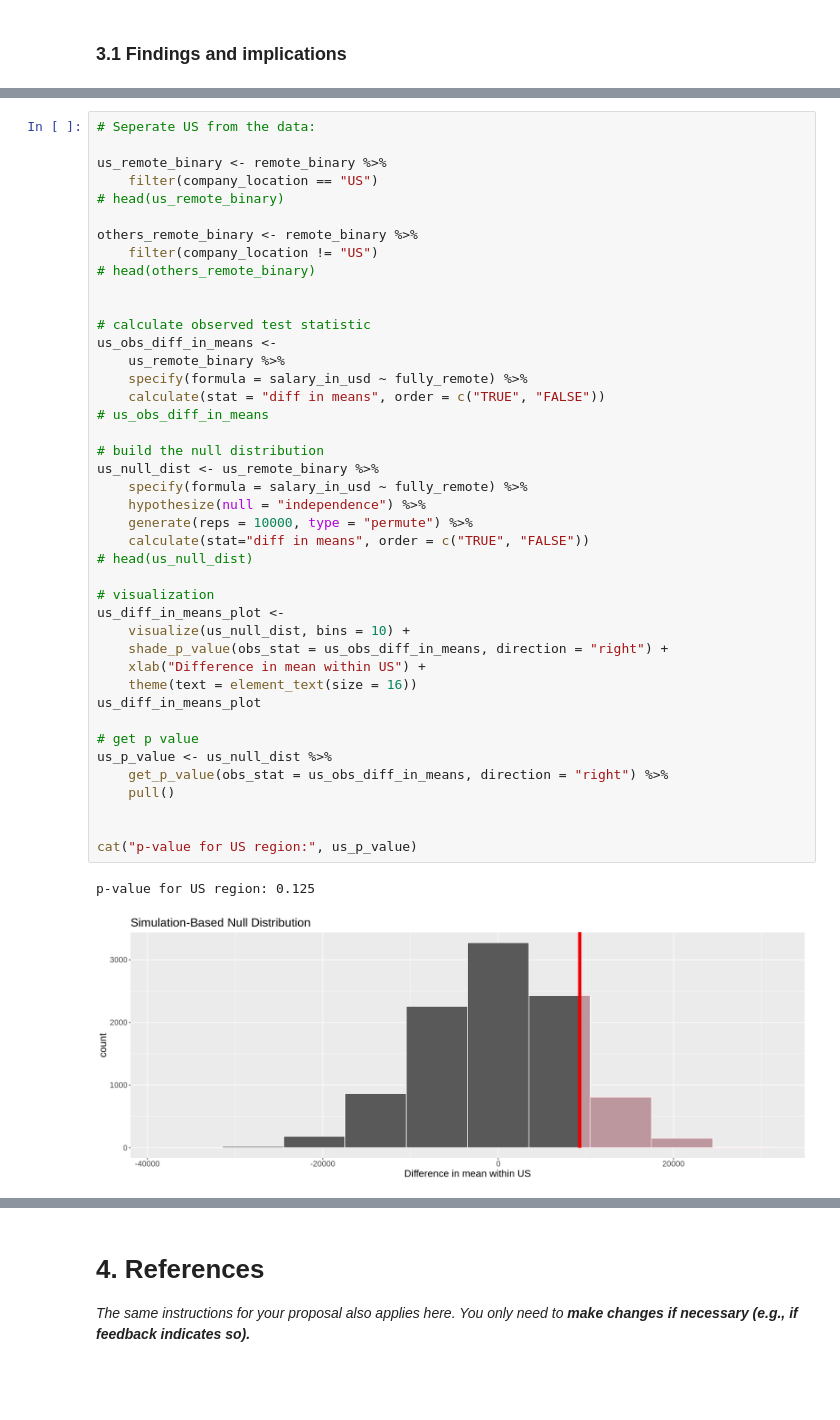
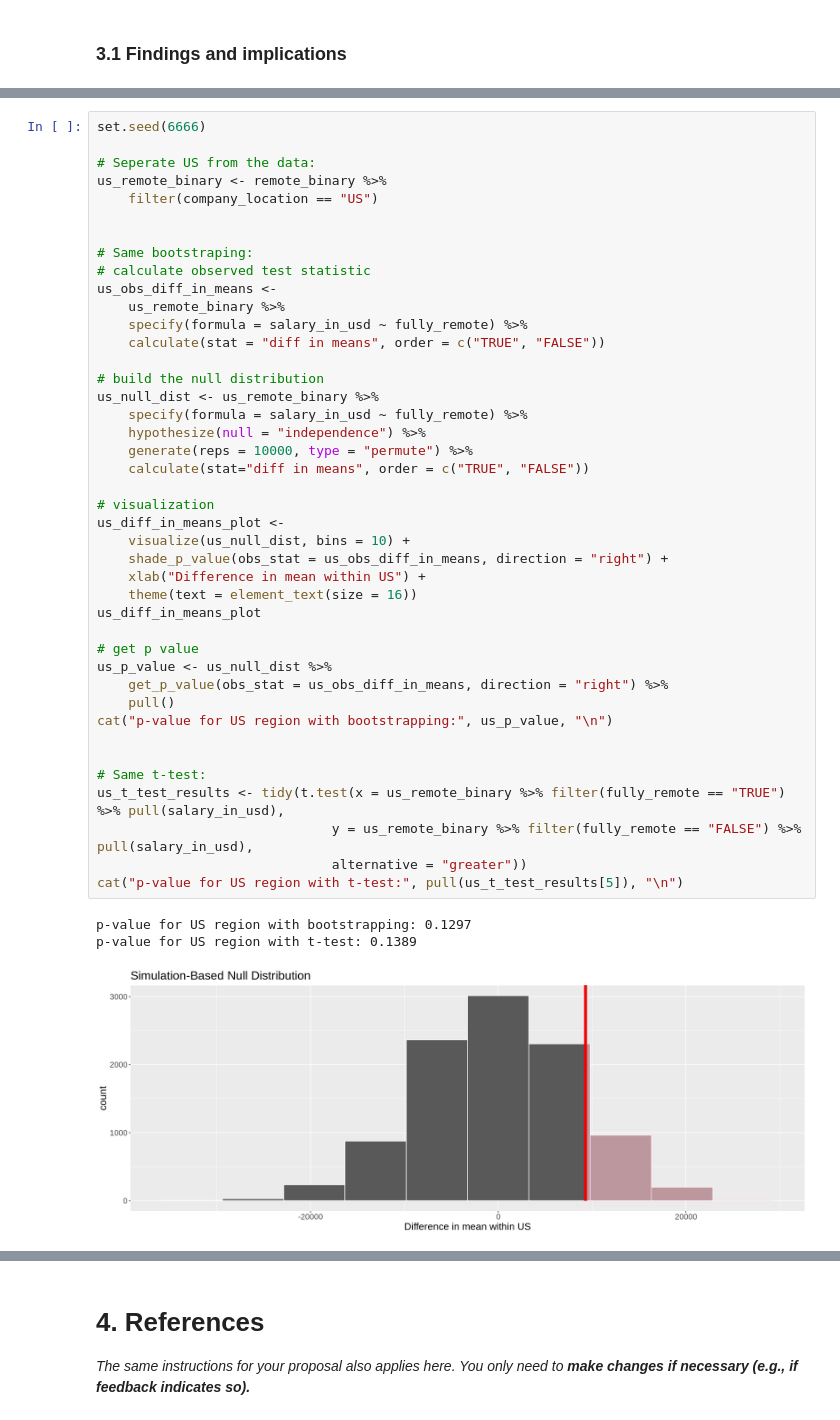
Before and after one commit to ludioludius/STAT201-Project, a Jupyter notebook: Final_Report_Draft.ipynb, the cells around one changed output, grey strips where cells are left out. Drawn from its saved outputs; the diff is of its cells as text; blank space fills up the shorter version.

```diff
--- a/Final_Report_Draft.ipynb
+++ b/Final_Report_Draft.ipynb
@@ -686,45 +704,46 @@ A grouped_df: 4 × 3
 # %%
+set.seed(6666)
+
 # Seperate US from the data:
-
 us_remote_binary <- remote_binary %>%
     filter(company_location == "US")
-# head(us_remote_binary)
-
-others_remote_binary <- remote_binary %>%
-    filter(company_location != "US")
-# head(others_remote_binary)
 
 
+# Same bootstraping:
 # calculate observed test statistic
 us_obs_diff_in_means <-
     us_remote_binary %>%
     specify(formula = salary_in_usd ~ fully_remote) %>%
     calculate(stat = "diff in means", order = c("TRUE", "FALSE"))
-# us_obs_diff_in_means
 
 # build the null distribution
 us_null_dist <- us_remote_binary %>%
     specify(formula = salary_in_usd ~ fully_remote) %>%
     hypothesize(null = "independence") %>%
     generate(reps = 10000, type = "permute") %>%
     calculate(stat="diff in means", order = c("TRUE", "FALSE"))
-# head(us_null_dist)
 
 # visualization
 us_diff_in_means_plot <-
     visualize(us_null_dist, bins = 10) +
     shade_p_value(obs_stat = us_obs_diff_in_means, direction = "right") +
     xlab("Difference in mean within US") +
     theme(text = element_text(size = 16))
 us_diff_in_means_plot
 
 # get p value
 us_p_value <- us_null_dist %>%
     get_p_value(obs_stat = us_obs_diff_in_means, direction = "right") %>%
     pull()
+cat("p-value for US region with bootstrapping:", us_p_value, "\n")
 
 
-cat("p-value for US region:", us_p_value)
+# Same t-test:
+us_t_test_results <- tidy(t.test(x = us_remote_binary %>% filter(fully_remote == "TRUE") %>% pull(salary_in_usd),
+                              y = us_remote_binary %>% filter(fully_remote == "FALSE") %>% pull(salary_in_usd),
+                              alternative = "greater"))
+cat("p-value for US region with t-test:", pull(us_t_test_results[5]), "\n")
 # %% [output]
-p-value for US region: 0.125
+p-value for US region with bootstrapping: 0.1297
+p-value for US region with t-test: 0.1389
-[figure, old version]
+[figure, new version]
```
Also changed, not shown: parts of 24 cells of this notebook.
